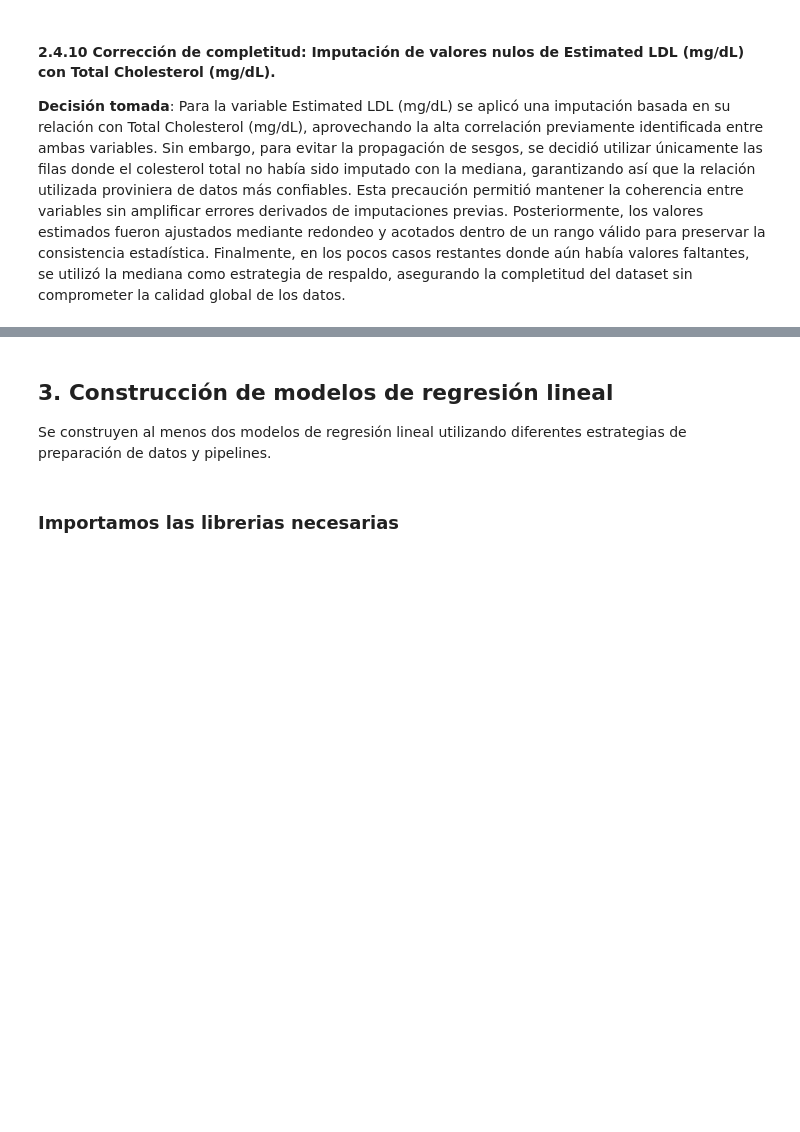
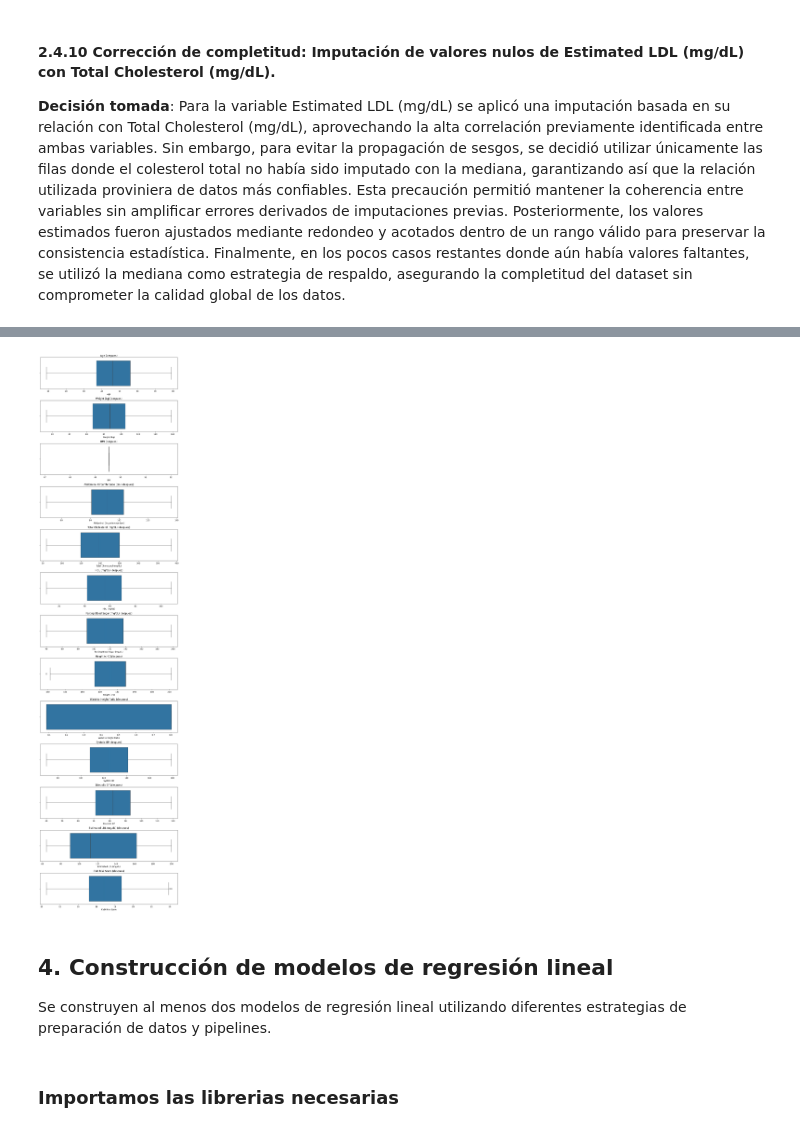
Before and after one commit to ISIS-2611-AprendizajeMaquina/MaterialDeClase-ISIS-2611, a Jupyter notebook: Laboratorios/L1 Regresion Lineal/data/Lab1_AlpesHearth_Plantilla.ipynb, the cells around one changed output, grey strips where cells are left out. Saved outputs shown, nothing was run; the diff lists cells and outputs as text; code cells hidden in the pictures; blank space fills up the shorter version.

```diff
--- a/Laboratorios/L1 Regresion Lineal/data/Lab1_AlpesHearth_Plantilla.ipynb
+++ b/Laboratorios/L1 Regresion Lineal/data/Lab1_AlpesHearth_Plantilla.ipynb
@@ -702,5 +785,16 @@ train_df['Estimated LDL (mg/dL)'] = train_df['Estimated LDL (mg/dL)'].fillna(tra
+# %%
+# Boxplots DESPUES de eliminar outliers
+fig, axes = plt.subplots(nrows=len(numeric_cols_iqr), ncols=1,
+                         figsize=(10, 3 * len(numeric_cols_iqr)))
+for i, col in enumerate(numeric_cols_iqr):
+    sns.boxplot(x=train_df[col], ax=axes[i])
+    axes[i].set_title(f'{col} (despues)')
+plt.tight_layout()
+plt.show()
+# %% [output]
+[figure, added]
 # %% [markdown]
-## 3. Construcción de modelos de regresión lineal
+## 4. Construcción de modelos de regresión lineal
 Se construyen al menos dos modelos de regresión lineal utilizando diferentes estrategias de preparación de datos y pipelines.
 # %% [markdown]
 ### Importamos las librerias necesarias
```
Also changed, not shown: parts of 7 cells of this notebook.
